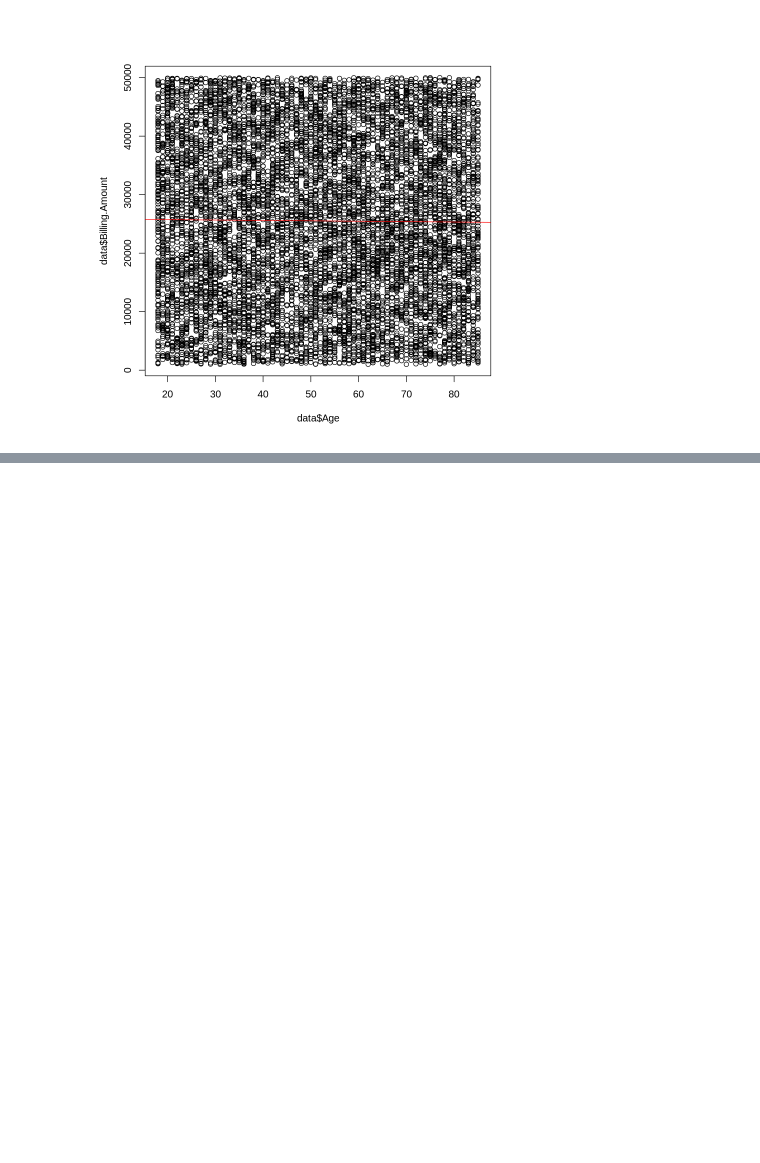
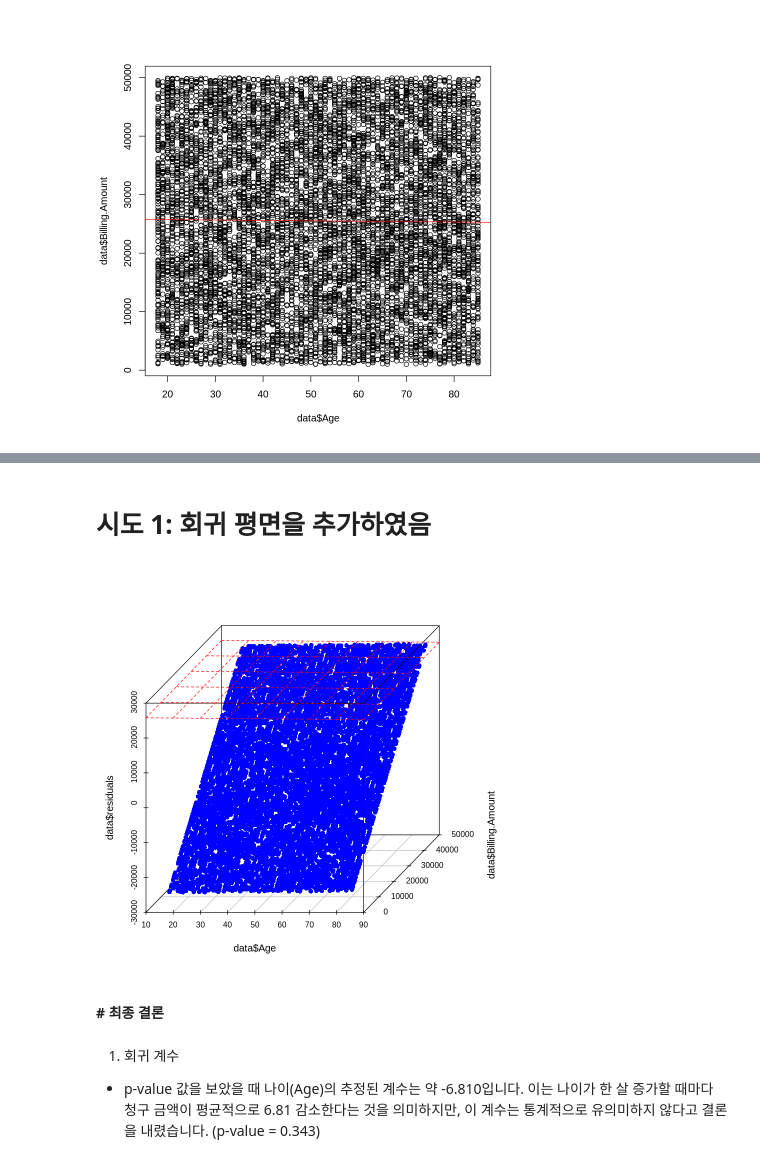
Before and after one commit to osohyun0224/BigData-Final-Project, a Jupyter notebook: MedicalData_Analyze.ipynb, the cells around one changed output, grey strips where cells are left out. Saved outputs shown, nothing was run; the diff lists cells and outputs as text; code cells hidden in the pictures; blank space fills up the shorter version.

```diff
--- a/MedicalData_Analyze.ipynb
+++ b/MedicalData_Analyze.ipynb
@@ -262,0 +311,31 @@ abline(model, col="red")
+# %% [markdown]
+# 시도 1: 회귀 평면을 추가하였음
+# %%
+# 선형 회귀 모델을 구축
+model <- lm(Billing.Amount ~ Age, data = data)
+
+# 잔차를 계산합니다.
+data$residuals <- resid(model)
+
+# 3D 스캐터 플롯을 그림
+s3d <- scatterplot3d(data$Age, data$Billing.Amount, data$residuals, color = "blue", pch = 16)
+
+# 회귀 평면을 추가
+intercept <- coef(model)[1]  # 절편
+slope <- coef(model)[2]      # 기울기
+
+# grid를 생성하여 회귀 평면을 그림
+grid <- with(data, expand.grid(Age = seq(min(Age), max(Age), length.out = 100),
+                               Billing.Amount = seq(min(Billing.Amount), max(Billing.Amount), length.out = 100)))
+grid$fit <- intercept + slope * grid$Age
+
+# 회귀 평면 추가 , 색상을 지정하고 투명도 옵션은 제거
+s3d$plane3d(intercept, slope, 0, col = "red")
+# %% [output]
+[figure, added]
+# %% [markdown]
+**# 최종 결론**
+# %% [markdown]
+1. 회귀 계수
+
+* p-value 값을 보았을 때 나이(Age)의 추정된 계수는 약 -6.810입니다. 이는 나이가 한 살 증가할 때마다 청구 금액이 평균적으로 6.81 감소한다는 것을 의미하지만, 이 계수는 통계적으로 유의미하지 않다고 결론을 내렸습니다. (p-value = 0.343)
```
Also changed, not shown: parts of 17 cells of this notebook.
